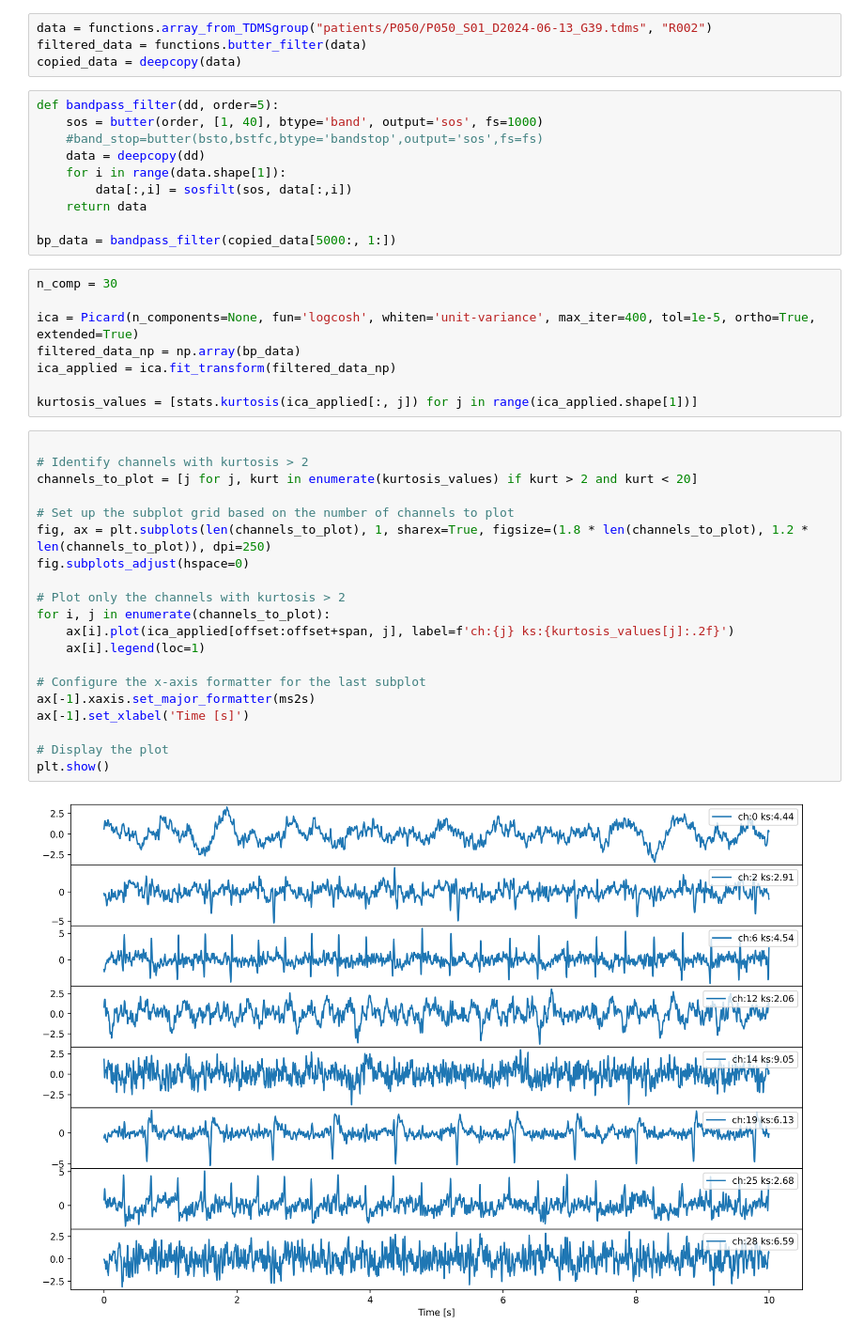
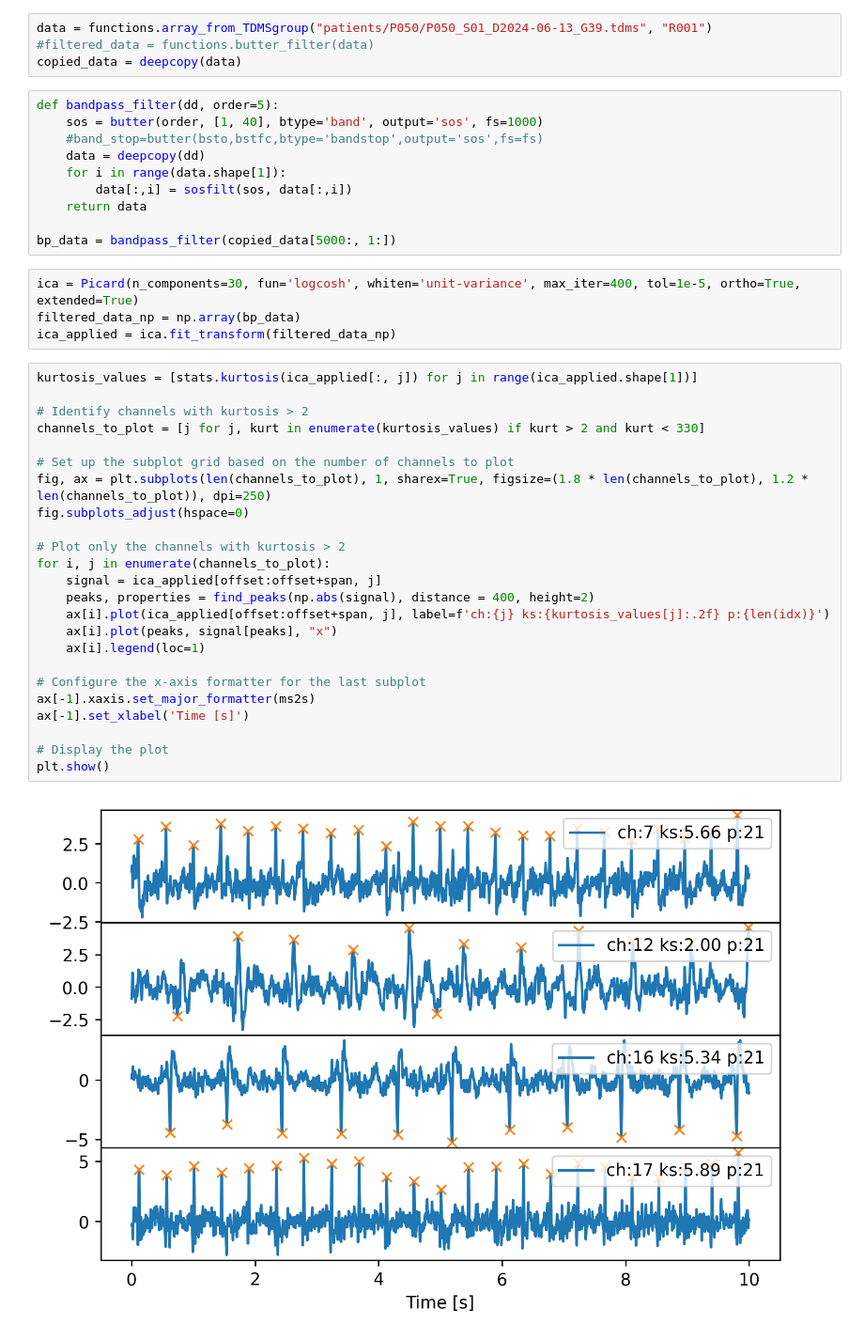
Before and after one commit to z3rd3n/fMCG, a Jupyter notebook: p50_analysis.ipynb, the cells around one changed output. Shown: that part at 94% size. Saved outputs shown, nothing was run; the diff lists cells and outputs as text.

```diff
--- a/p50_analysis.ipynb
+++ b/p50_analysis.ipynb
@@ -18,8 +19,8 @@ ms2s = lambda x, _:f'{x/1000:g}'
 window_size=int(1400) # used for higher-order-spectral filtering
 time_axis=np.linspace(0,int(window_size)-1,num=int(window_size))
 # %%
-data = functions.array_from_TDMSgroup("patients/P050/P050_S01_D2024-06-13_G39.tdms", "R002")
-filtered_data = functions.butter_filter(data)
+data = functions.array_from_TDMSgroup("patients/P050/P050_S01_D2024-06-13_G39.tdms", "R001")
+#filtered_data = functions.butter_filter(data)
 copied_data = deepcopy(data)
 # %%
 def bandpass_filter(dd, order=5):
@@ -32,33 +33,33 @@ def bandpass_filter(dd, order=5):
 
 bp_data = bandpass_filter(copied_data[5000:, 1:])
 # %%
-n_comp = 30
-
-ica = Picard(n_components=None, fun='logcosh', whiten='unit-variance', max_iter=400, tol=1e-5, ortho=True, extended=True)
+ica = Picard(n_components=30, fun='logcosh', whiten='unit-variance', max_iter=400, tol=1e-5, ortho=True, extended=True)
 filtered_data_np = np.array(bp_data)
 ica_applied = ica.fit_transform(filtered_data_np)
-
-kurtosis_values = [stats.kurtosis(ica_applied[:, j]) for j in range(ica_applied.shape[1])]
 # %%
+kurtosis_values = [stats.kurtosis(ica_applied[:, j]) for j in range(ica_applied.shape[1])]
 
 # Identify channels with kurtosis > 2
-channels_to_plot = [j for j, kurt in enumerate(kurtosis_values) if kurt > 2 and kurt < 20]
+channels_to_plot = [j for j, kurt in enumerate(kurtosis_values) if kurt > 2 and kurt < 330]
 
 # Set up the subplot grid based on the number of channels to plot
 fig, ax = plt.subplots(len(channels_to_plot), 1, sharex=True, figsize=(1.8 * len(channels_to_plot), 1.2 * len(channels_to_plot)), dpi=250)
 fig.subplots_adjust(hspace=0)
 
 # Plot only the channels with kurtosis > 2
 for i, j in enumerate(channels_to_plot):
-    ax[i].plot(ica_applied[offset:offset+span, j], label=f'ch:{j} ks:{kurtosis_values[j]:.2f}')
+    signal = ica_applied[offset:offset+span, j]
+    peaks, properties = find_peaks(np.abs(signal), distance = 400, height=2)
+    ax[i].plot(ica_applied[offset:offset+span, j], label=f'ch:{j} ks:{kurtosis_values[j]:.2f} p:{len(idx)}')
+    ax[i].plot(peaks, signal[peaks], "x")
     ax[i].legend(loc=1)
 
 # Configure the x-axis formatter for the last subplot
 ax[-1].xaxis.set_major_formatter(ms2s)
 ax[-1].set_xlabel('Time [s]')
 
 # Display the plot
 plt.show()
 # %% [output]
-[figure, old version]
+[figure, new version]
 # %%
```
Also changed, not shown: parts of 16 cells of this notebook, 14 other files.
